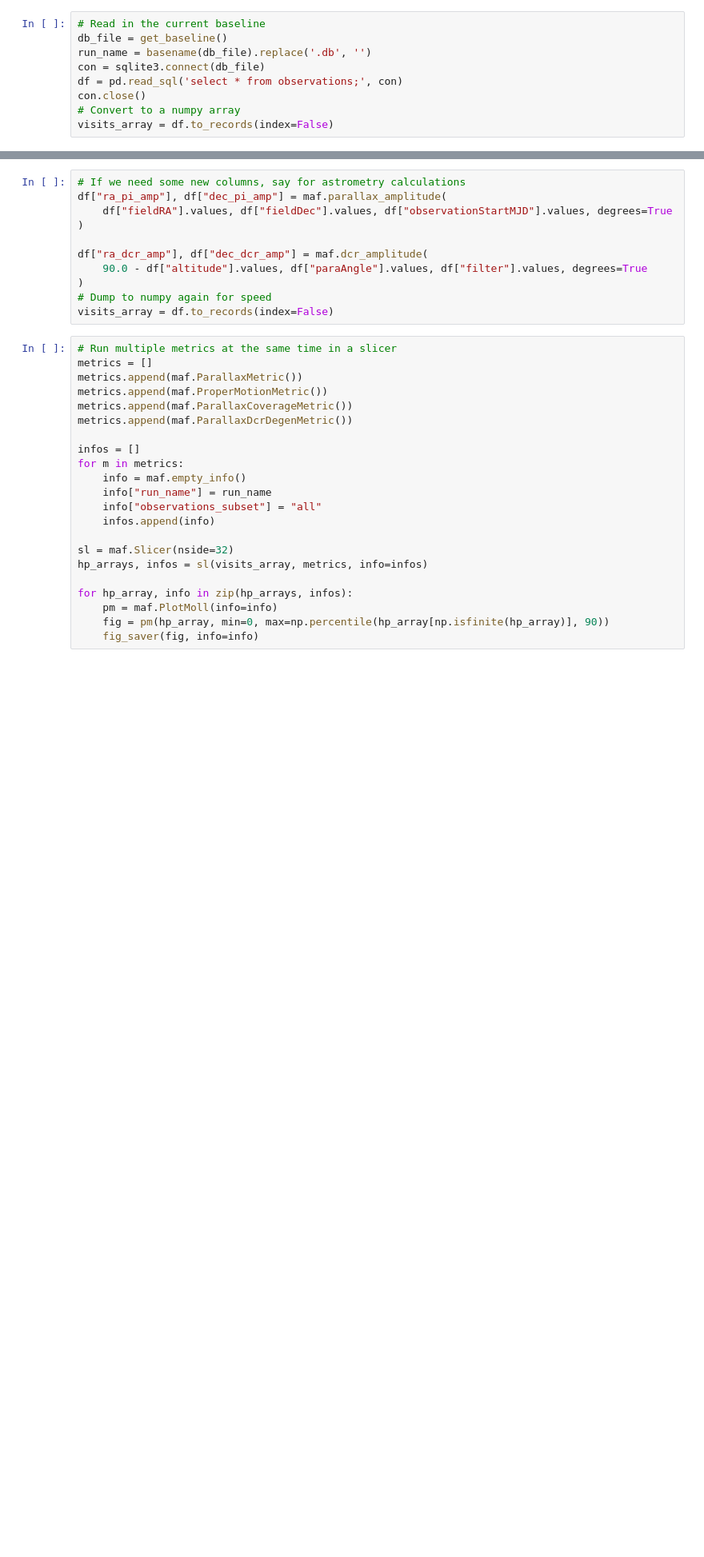
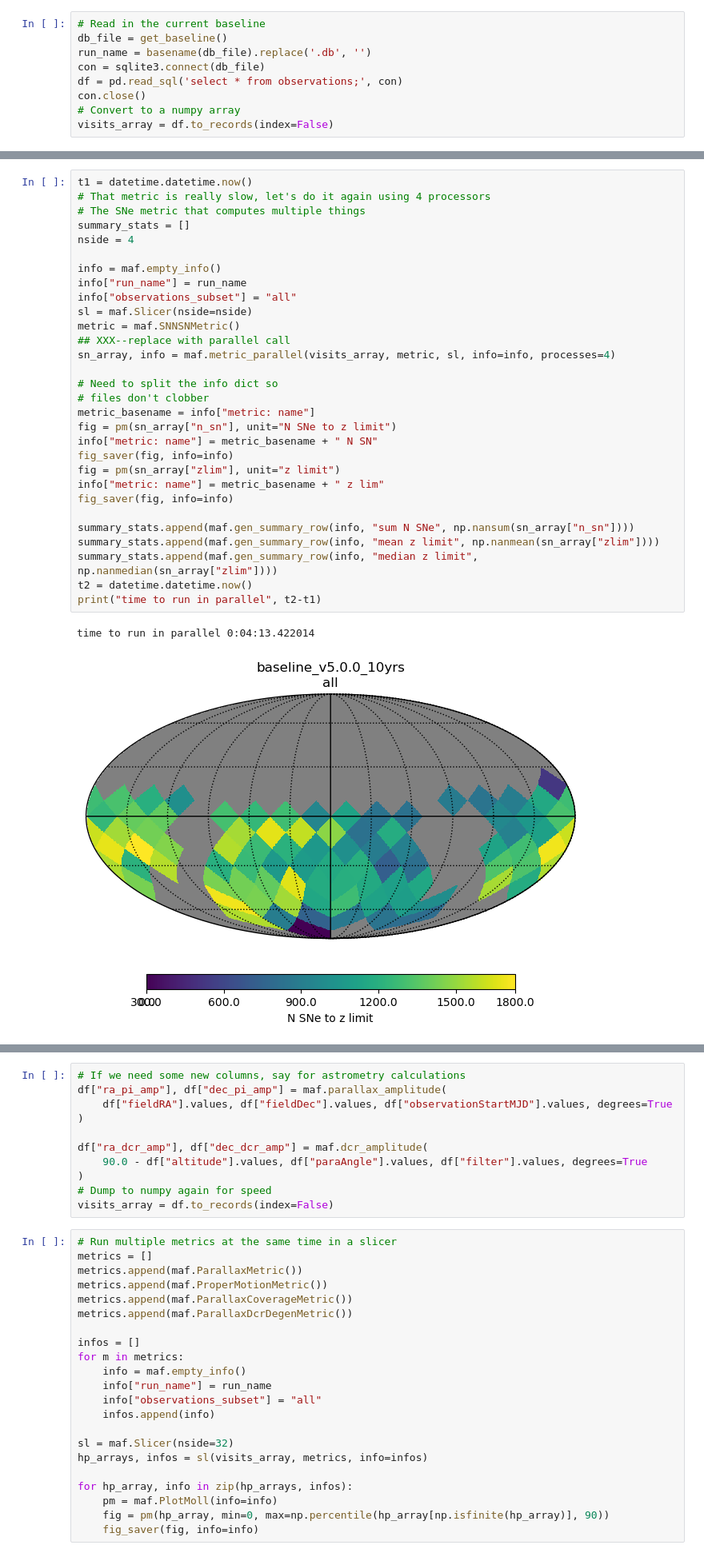
Before and after one commit to lsst/rubin_sim_notebooks, a Jupyter notebook: maf_proto/maf_basics.ipynb, the cells around one changed output, grey strips where cells are left out. Shown at 80% size. Saved outputs shown, nothing was run; the diff lists cells and outputs as text; blank space fills up the shorter version.

```diff
--- a/maf_proto/maf_basics.ipynb
+++ b/maf_proto/maf_basics.ipynb
@@ -148,0 +163,33 @@ Loading  /Users/yoachim/rubin_sim_data/maf/SNe_data/LC_0.0_0.0_380.0_800.0_ebvof
+# %%
+t1 = datetime.datetime.now()
+# That metric is really slow, let's do it again using 4 processors
+# The SNe metric that computes multiple things
+summary_stats = []
+nside = 4
+
+info = maf.empty_info()
+info["run_name"] = run_name
+info["observations_subset"] = "all"
+sl = maf.Slicer(nside=nside)
+metric = maf.SNNSNMetric()
+## XXX--replace with parallel call
+sn_array, info = maf.metric_parallel(visits_array, metric, sl, info=info, processes=4)
+
+# Need to split the info dict so
+# files don't clobber
+metric_basename = info["metric: name"]
+fig = pm(sn_array["n_sn"], unit="N SNe to z limit")
+info["metric: name"] = metric_basename + " N SN"
+fig_saver(fig, info=info)
+fig = pm(sn_array["zlim"], unit="z limit")
+info["metric: name"] = metric_basename + " z lim"
+fig_saver(fig, info=info)
+
+summary_stats.append(maf.gen_summary_row(info, "sum N SNe", np.nansum(sn_array["n_sn"])))
+summary_stats.append(maf.gen_summary_row(info, "mean z limit", np.nanmean(sn_array["zlim"])))
+summary_stats.append(maf.gen_summary_row(info, "median z limit", np.nanmedian(sn_array["zlim"])))
+t2 = datetime.datetime.now()
+print("time to run in parallel", t2-t1)
+# %% [output]
+time to run in parallel 0:04:13.422014
+[figure, added]
```
Also changed, not shown: parts of 22 cells of this notebook.
